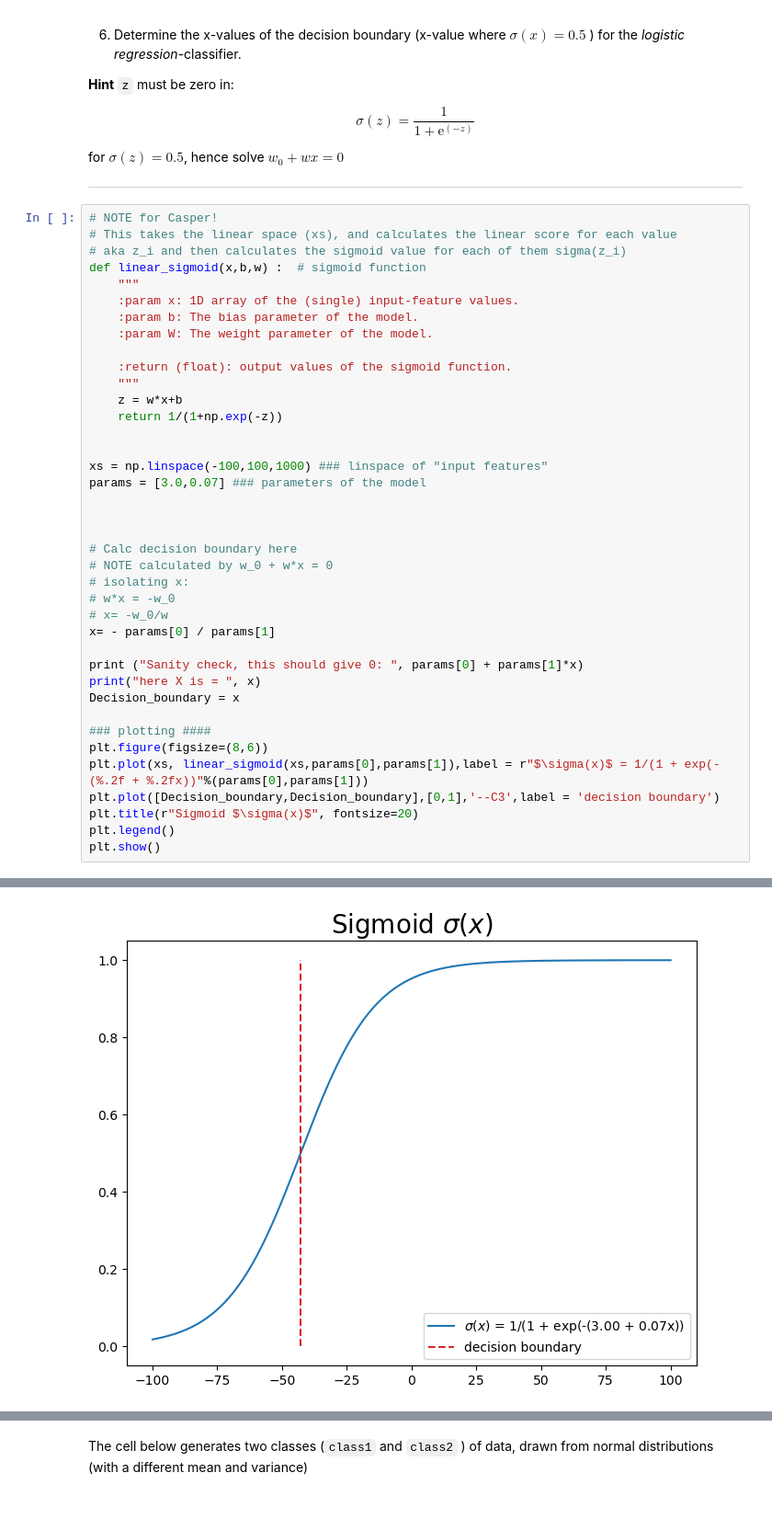
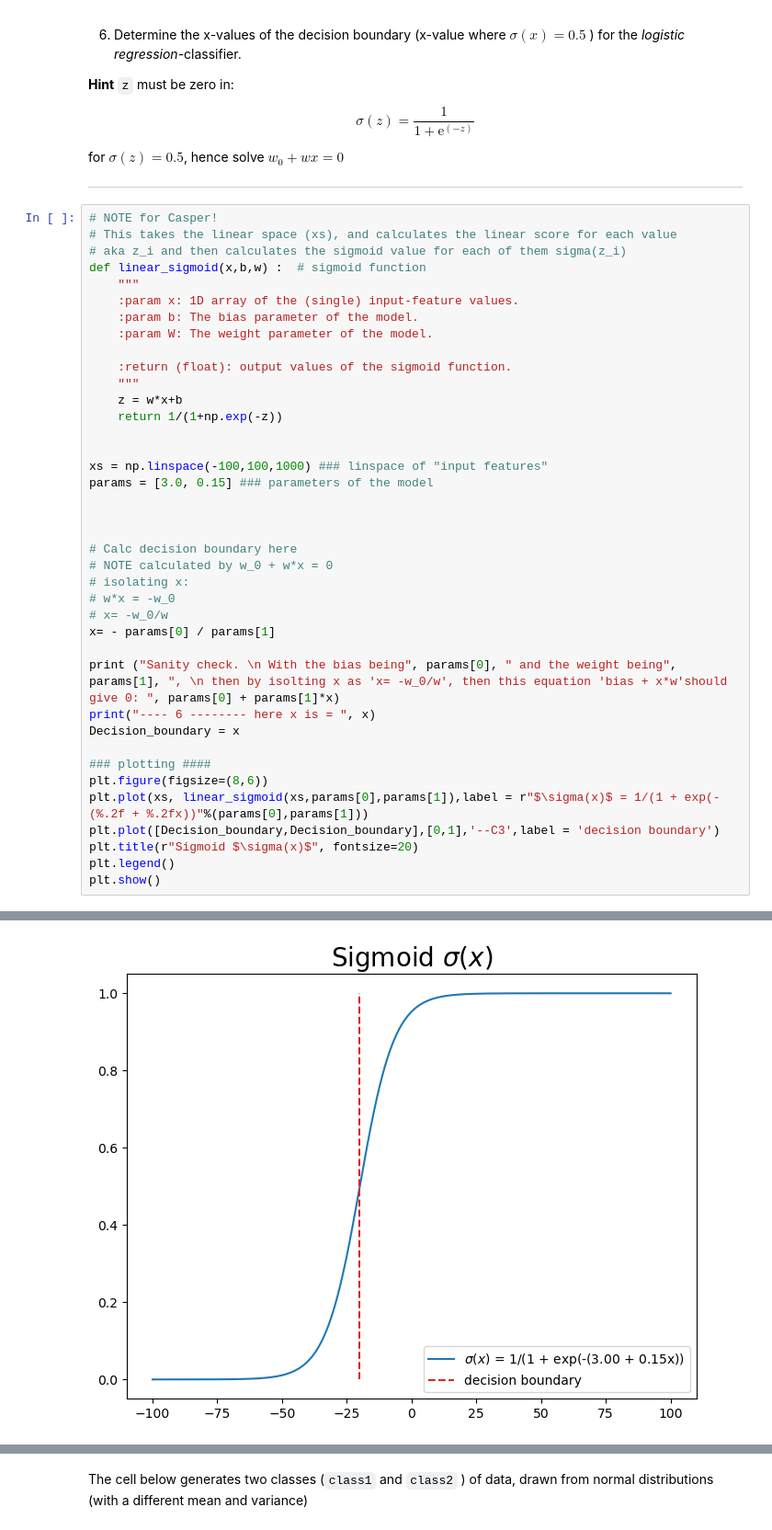
Before and after one commit to Casper2411/MachineLearningExercises, a Jupyter notebook: W10/01-logistic_regression.ipynb, the cells around one changed output, grey strips where cells are left out. Shown at 92% size. Drawn from its saved outputs; the diff is of its cells as text.

```diff
--- a/W10/01-logistic_regression.ipynb
+++ b/W10/01-logistic_regression.ipynb
@@ -115,7 +115,7 @@ def linear_sigmoid(x,b,w) :  # sigmoid function
 
 
 xs = np.linspace(-100,100,1000) ### linspace of "input features"
-params = [3.0,0.07] ### parameters of the model
+params = [3.0, 0.15] ### parameters of the model
 
 
 
@@ -126,8 +126,8 @@ params = [3.0,0.07] ### parameters of the model
 # x= -w_0/w
 x= - params[0] / params[1]
 
-print ("Sanity check, this should give 0: ", params[0] + params[1]*x)
-print("here X is = ", x)
+print ("Sanity check. \n With the bias being", params[0], " and the weight being", params[1], ", \n then by isolting x as 'x= -w_0/w', then this equation 'bias + x*w'should give 0: ", params[0] + params[1]*x)
+print("---- 6 -------- here x is = ", x)
 Decision_boundary = x
 
 ### plotting ####
@@ -143 +145 @@ here X is =  -42.857142857142854
-[figure, old version]
+[figure, new version]
```
Also changed, not shown: parts of 7 cells of this notebook.
